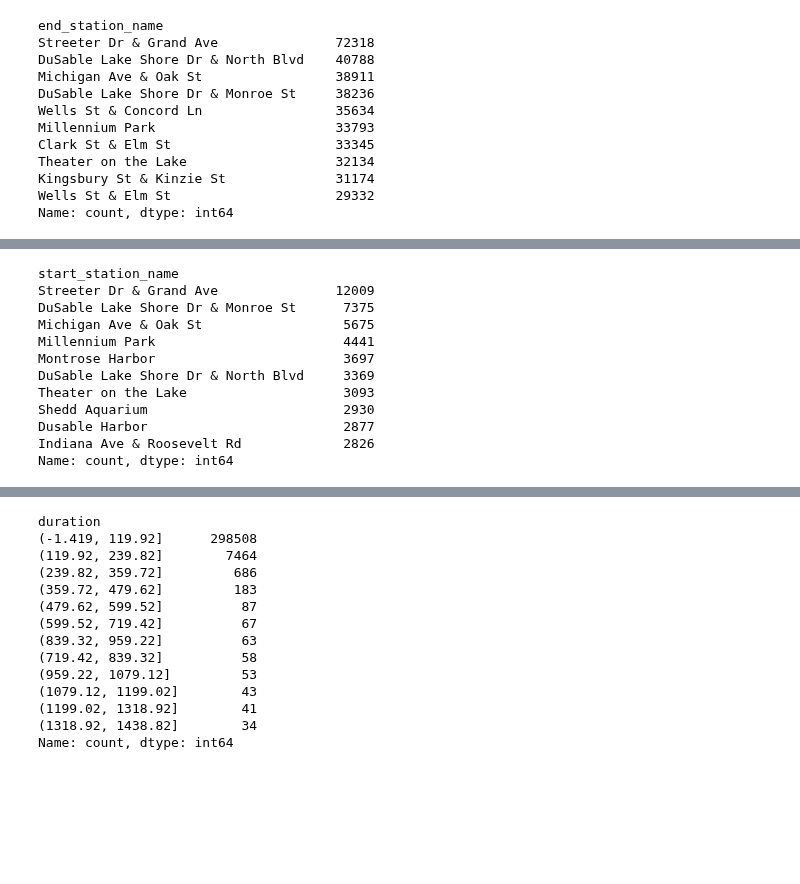
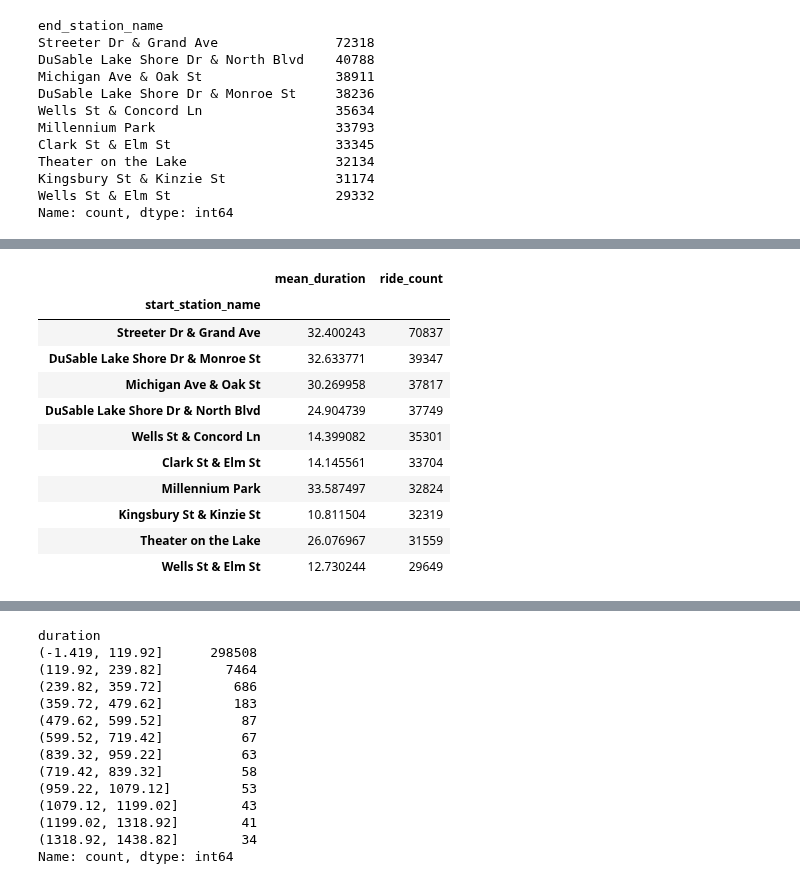
Before and after one commit to andyguo0228/bike_share_python, a Jupyter notebook: scratchbook.ipynb, the cells around one changed output, grey strips where cells are left out. Drawn from its saved outputs; the diff is of its cells as text; code cells hidden in the pictures; blank space fills up the shorter version.

```diff
--- a/scratchbook.ipynb
+++ b/scratchbook.ipynb
@@ -312,18 +292,21 @@ ss.describe(include='all')
 | 75% | NaN | NaN | 2022-10-24 10:19:17.500000 | 2022-10-24 10:36:45 | NaN | NaN | NaN | ... |
 | max | NaN | NaN | 2023-04-30 23:45:00 | 2023-05-01 07:11:32 | NaN | NaN | NaN | ... |
 | std | NaN | NaN | NaN | NaN | NaN | NaN | NaN | ... |
-# %%
-ss.start_station_name.value_counts().head(10)
-# %% [output]
-start_station_name
-Streeter Dr & Grand Ave               12009
-DuSable Lake Shore Dr & Monroe St      7375
-Michigan Ave & Oak St                  5675
-Millennium Park                        4441
-Montrose Harbor                        3697
-DuSable Lake Shore Dr & North Blvd     3369
-Theater on the Lake                    3093
-Shedd Aquarium                         2930
-Dusable Harbor                         2877
-Indiana Ave & Roosevelt Rd             2826
-Name: count, dtype: int64
+# %%
+grouped = df.groupby('start_station_name').agg({'duration': ['mean', 'count']})
+grouped.columns = ['mean_duration', 'ride_count']
+grouped.sort_values('ride_count', ascending=False, inplace=True)
+grouped.head(10)
+# %% [output]
+|  | mean_duration | ride_count |
+| start_station_name |  |  |
+| Streeter Dr & Grand Ave | 32.400243 | 70837 |
+| DuSable Lake Shore Dr & Monroe St | 32.633771 | 39347 |
+| Michigan Ave & Oak St | 30.269958 | 37817 |
+| DuSable Lake Shore Dr & North Blvd | 24.904739 | 37749 |
+| Wells St & Concord Ln | 14.399082 | 35301 |
+| Clark St & Elm St | 14.145561 | 33704 |
+| Millennium Park | 33.587497 | 32824 |
+| Kingsbury St & Kinzie St | 10.811504 | 32319 |
+| Theater on the Lake | 26.076967 | 31559 |
+| Wells St & Elm St | 12.730244 | 29649 |
```
Also changed, not shown: parts of 4 cells of this notebook, 1 other file.
